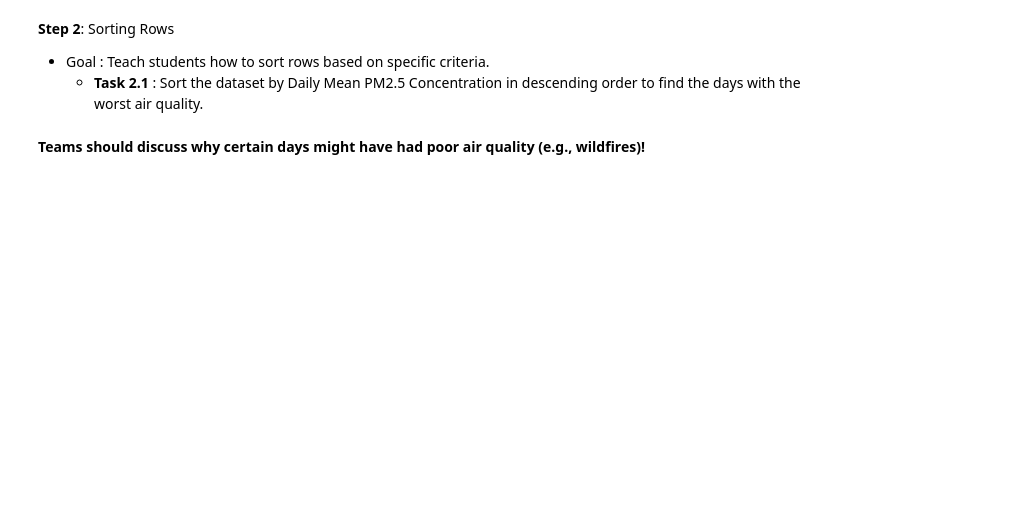
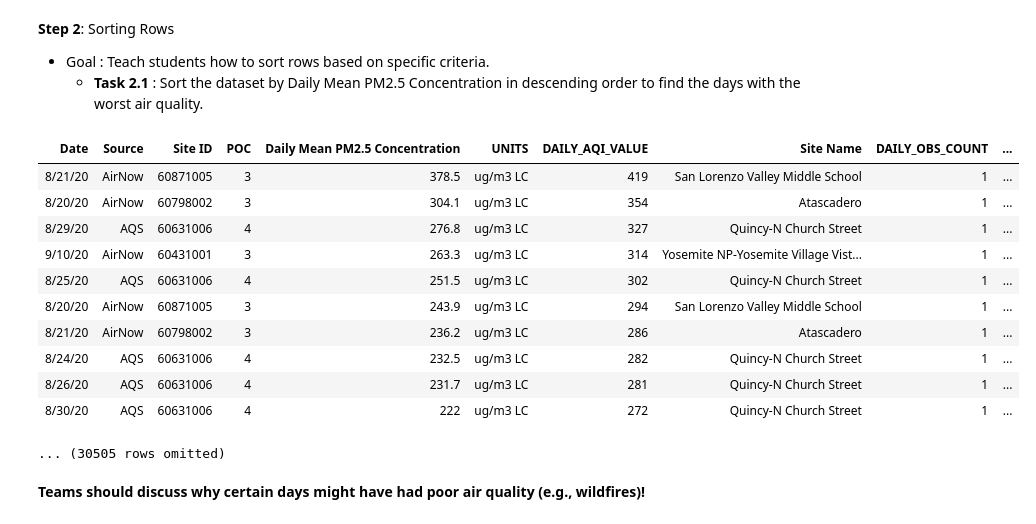
Before and after one commit to SarahAlketbi/GROUP-U24--ITBL-1, a Jupyter notebook: GROUP_U24_AirQuality_Analysis.ipynb, the cells around one changed output. Saved outputs shown, nothing was run; the diff lists cells and outputs as text; code cells hidden in the pictures; blank space fills up the shorter version.

```diff
--- a/GROUP_U24_AirQuality_Analysis.ipynb
+++ b/GROUP_U24_AirQuality_Analysis.ipynb
@@ -34,5 +68,20 @@ Saving California_airquality.csv to California_airquality.csv
 **Step 2**: Sorting Rows
   - Goal : Teach students how to sort rows based on specific criteria.
     - **Task 2.1** : Sort the dataset by Daily Mean PM2.5 Concentration in descending order to find the days with the worst air quality.
+# %%
+cali.sort('Daily Mean PM2.5 Concentration', descending=True)
+# %% [output]
+| Date | Source | Site ID | POC | Daily Mean PM2.5 Concentration | UNITS | DAILY_AQI_VALUE | Site Name | DAILY_OBS_COUNT | ... |
+| 8/21/20 | AirNow | 60871005 | 3 | 378.5 | ug/m3 LC | 419 | San Lorenzo Valley Middle School | 1 | ... |
+| 8/20/20 | AirNow | 60798002 | 3 | 304.1 | ug/m3 LC | 354 | Atascadero | 1 | ... |
+| 8/29/20 | AQS | 60631006 | 4 | 276.8 | ug/m3 LC | 327 | Quincy-N Church Street | 1 | ... |
+| 9/10/20 | AirNow | 60431001 | 3 | 263.3 | ug/m3 LC | 314 | Yosemite NP-Yosemite Village Vist... | 1 | ... |
+| 8/25/20 | AQS | 60631006 | 4 | 251.5 | ug/m3 LC | 302 | Quincy-N Church Street | 1 | ... |
+| 8/20/20 | AirNow | 60871005 | 3 | 243.9 | ug/m3 LC | 294 | San Lorenzo Valley Middle School | 1 | ... |
+| 8/21/20 | AirNow | 60798002 | 3 | 236.2 | ug/m3 LC | 286 | Atascadero | 1 | ... |
+| 8/24/20 | AQS | 60631006 | 4 | 232.5 | ug/m3 LC | 282 | Quincy-N Church Street | 1 | ... |
+| 8/26/20 | AQS | 60631006 | 4 | 231.7 | ug/m3 LC | 281 | Quincy-N Church Street | 1 | ... |
+| 8/30/20 | AQS | 60631006 | 4 | 222 | ug/m3 LC | 272 | Quincy-N Church Street | 1 | ... |
+... (30505 rows omitted)
 # %% [markdown]
 **Teams should discuss why certain days might have had poor air quality (e.g., wildfires)!**
```
Also changed, not shown: parts of 17 cells of this notebook.
